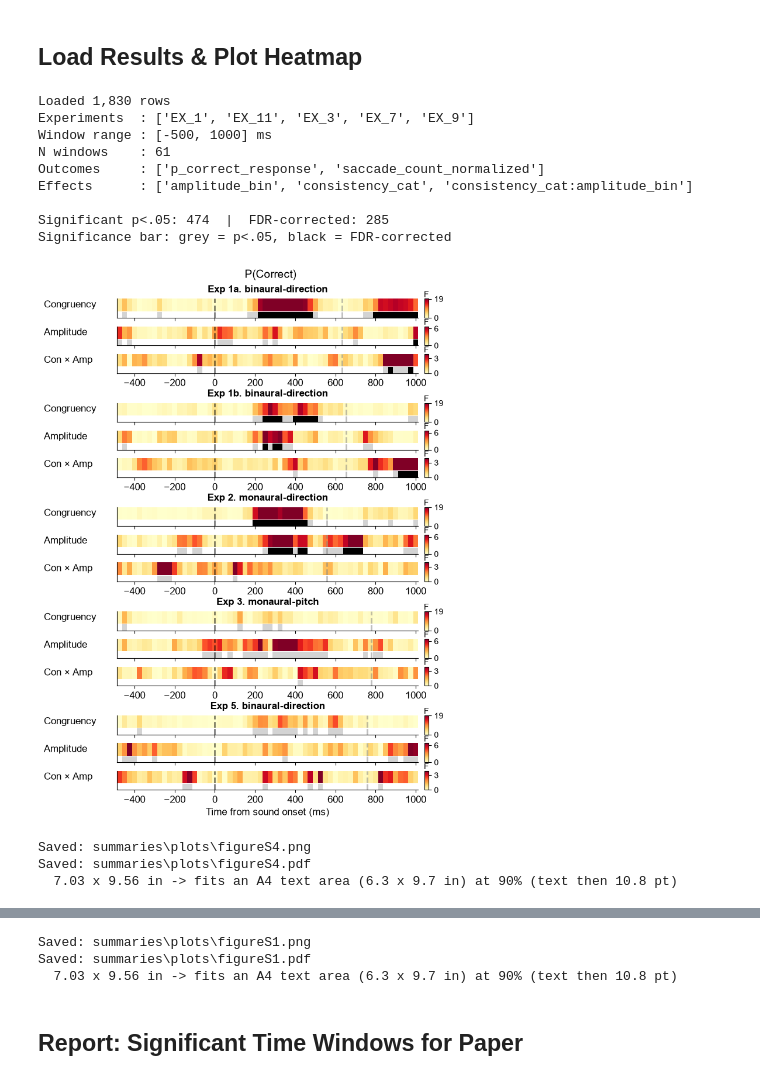
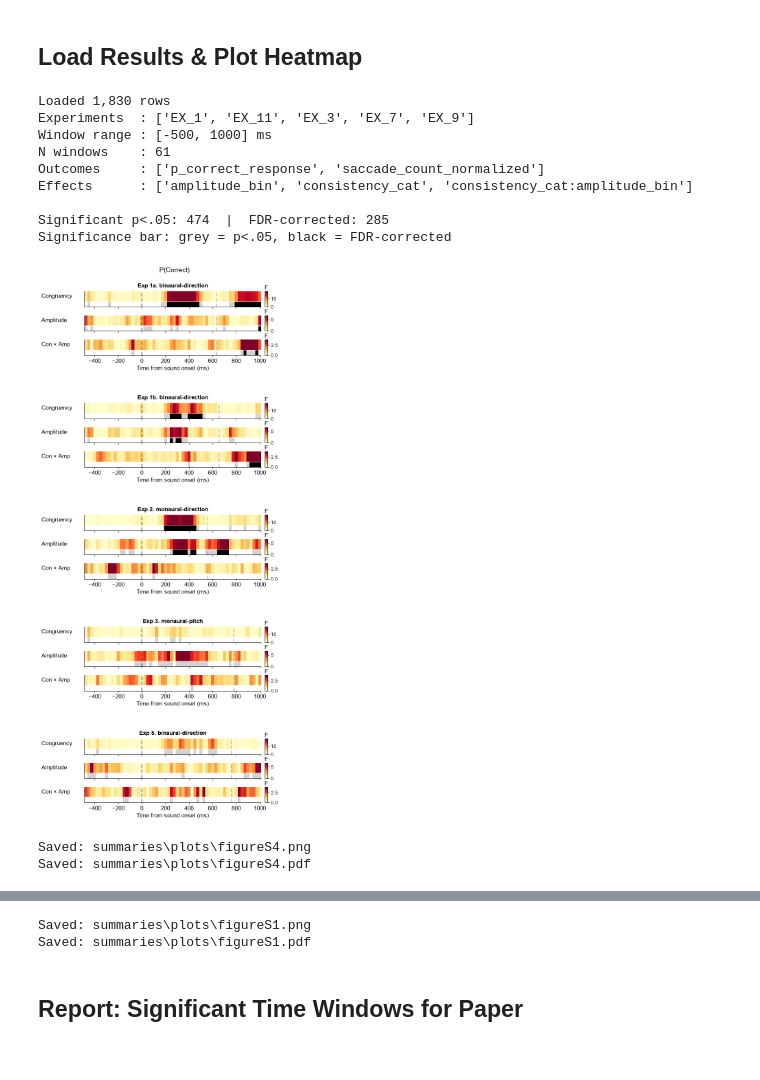
Before and after one commit to Brain-and-Cognition-Lab/audiSacPaper, a Jupyter notebook: 07_stats_anova.ipynb, the cells around one changed output, grey strips where cells are left out. Saved outputs shown, nothing was run; the diff lists cells and outputs as text; code cells hidden in the pictures.

```diff
--- a/07_stats_anova.ipynb
+++ b/07_stats_anova.ipynb
@@ -562,15 +562,11 @@ XLIM          = (times[0] - half_step, times[-1] + half_step)
 CMAP_F        = 'YlOrRd'
 
 # ── One figure per outcome: experiment blocks stacked vertically ─────────────
-# Sized to fit an A4 page's text area (~6.3 x 9.7 in) at a modest scale: the x label is drawn
-# once, under the last block; every block keeps its own tick labels.
-BLOCK_W       = 7.0   # figure width (in)
-STRIP_H       = 0.45  # height per effect strip (heatmap + significance bar), in
-BLOCK_EXTRA   = 0.45  # per block: title and tick labels (in)
-BLOCK_GAP     = 0.40  # space between experiment blocks (fraction of a block's height)
-STRIP_GAP     = 0.45  # space between effect strips within a block (fraction of a strip's height)
-TOP_MARGIN_IN = 0.55  # from the figure top to the first block (holds the outcome title)
-A4_TEXT_IN    = (6.3, 9.7)   # A4 minus ~2.5 cm margins
+BLOCK_W      = 7.0    # figure width (in)
+STRIP_H      = 0.75   # height per effect strip (heatmap + significance bar), in
+BLOCK_EXTRA  = 1.0    # per block: title and x label (in)
+BLOCK_GAP    = 0.75   # space between experiment blocks (fraction of a block's height)
+TOP_MARGIN_IN = 0.75  # from the figure top to the first block (holds the outcome title)
 
 for outcome in OUTCOME_ORDER:
     out_data = res[res['outcome'] == outcome]
@@ -586,7 +582,7 @@ for outcome in OUTCOME_ORDER:
         vals = out_data[out_data['effect'] == eff]['F_value'].dropna()
         row_vmax[eff] = max(float(np.nanpercentile(vals, 95)) if len(vals) > 0 else 1.0, 1e-6)
 
-    fig_h = n_exp * (n_eff * STRIP_H + BLOCK_EXTRA) + TOP_MARGIN_IN
+    fig_h = n_exp * (n_eff * STRIP_H + BLOCK_EXTRA)
     fig = plt.figure(figsize=(BLOCK_W, fig_h))
     # Margins in inches, so the gap under the title does not grow with the figure's height
     outer_gs = gridspec.GridSpec(n_exp, 1, figure=fig, hspace=BLOCK_GAP,
@@ -596,7 +592,7 @@ for outcome in OUTCOME_ORDER:
 
     for block_i, exp in enumerate(exps_avail):
         block_gs = gridspec.GridSpecFromSubplotSpec(
-            n_eff, 1, subplot_spec=outer_gs[block_i], hspace=STRIP_GAP)
+            n_eff, 1, subplot_spec=outer_gs[block_i], hspace=0.55)
         median_rt = MEDIAN_RT.get(exp)
 
         for row_i, eff in enumerate(effects_avail):
@@ -650,48 +646,41 @@ for outcome in OUTCOME_ORDER:
             for spine in ('top', 'right'):
                 ax_sig.spines[spine].set_visible(False)
             ax_sig.tick_params(axis='x', labelsize=FONTSIZE, labelbottom=last_row)
-            if last_row and block_i == n_exp - 1:
+            if last_row:
                 ax_sig.set_xlabel('Time from sound onset (ms)', fontsize=FONTSIZE, fontfamily=FONTFAMILY)
 
             if row_i == 0:
                 ax_hm.set_title(EXPERIMENT_LABELS.get(exp, exp), fontsize=FONTSIZE + 1,
                                 fontweight='bold', fontfamily=FONTFAMILY, pad=8)
             ax_hm.set_ylabel(EFFECT_LABELS.get(eff, eff), fontsize=FONTSIZE, fontfamily=FONTFAMILY,
                              rotation=0, ha='left', va='center', labelpad=90)
             _apply_fonts(ax_hm)
             _apply_fonts(ax_sig)
 
-            cbar = fig.colorbar(im, ax=[ax_hm, ax_sig], fraction=0.03, pad=0.02, aspect=5)
-            cbar.ax.set_title('F', fontsize=FONTSIZE - 2, fontfamily=FONTFAMILY, pad=2)
-            cbar.set_ticks([0, int(vmax) if vmax >= 2 else round(vmax, 1)])   # two ticks fit a thin strip
+            cbar = fig.colorbar(im, ax=[ax_hm, ax_sig], fraction=0.03, pad=0.02, aspect=6)
+            cbar.ax.set_title('F', fontsize=FONTSIZE, fontfamily=FONTFAMILY, pad=4)
             cbar.ax.tick_params(labelsize=FONTSIZE - 2)
             for lbl in cbar.ax.get_yticklabels():
                 lbl.set_fontfamily(FONTFAMILY)
 
     figure  = {'saccade_count_normalized': 'figureS1', 'p_correct_response': 'figureS4'}[outcome]
     out_png = Path('summaries/plots') / f'{figure}.png'
     out_pdf = Path('summaries/plots') / f'{figure}.pdf'
     plt.savefig(out_png, dpi=300, bbox_inches='tight')
     plt.savefig(out_pdf, bbox_inches='tight')
     plt.show()
     print(f'Saved: {out_png}')
     print(f'Saved: {out_pdf}')
-    from PIL import Image
-    w_in, h_in = (s / 300 for s in Image.open(out_png).size)
-    scale = min(1.0, A4_TEXT_IN[0] / w_in, A4_TEXT_IN[1] / h_in)
-    print(f'  {w_in:.2f} x {h_in:.2f} in -> fits an A4 text area ({A4_TEXT_IN[0]} x {A4_TEXT_IN[1]} in) '
-          f'at {scale:.0%} (text then {FONTSIZE * scale:.1f} pt)')
 # %% [output]
 Loaded 1,830 rows
 Experiments  : ['EX_1', 'EX_11', 'EX_3', 'EX_7', 'EX_9']
 Window range : [-500, 1000] ms
 N windows    : 61
 Outcomes     : ['p_correct_response', 'saccade_count_normalized']
 Effects      : ['amplitude_bin', 'consistency_cat', 'consistency_cat:amplitude_bin']
 
 Significant p<.05: 474  |  FDR-corrected: 285
 Significance bar: grey = p<.05, black = FDR-corrected
-[figure, old version]
+[figure, new version]
 Saved: summaries\plots\figureS4.png
 Saved: summaries\plots\figureS4.pdf
-  7.03 x 9.56 in -> fits an A4 text area (6.3 x 9.7 in) at 90% (text then 10.8 pt)
@@ -699,6 +688,5 @@ Saved: summaries\plots\figureS4.pdf
 Saved: summaries\plots\figureS1.png
 Saved: summaries\plots\figureS1.pdf
-  7.03 x 9.56 in -> fits an A4 text area (6.3 x 9.7 in) at 90% (text then 10.8 pt)
 # %% [markdown]
 ## Report: Significant Time Windows for Paper
 # %%
```
Also changed, not shown: parts of 1 cell of this notebook.
